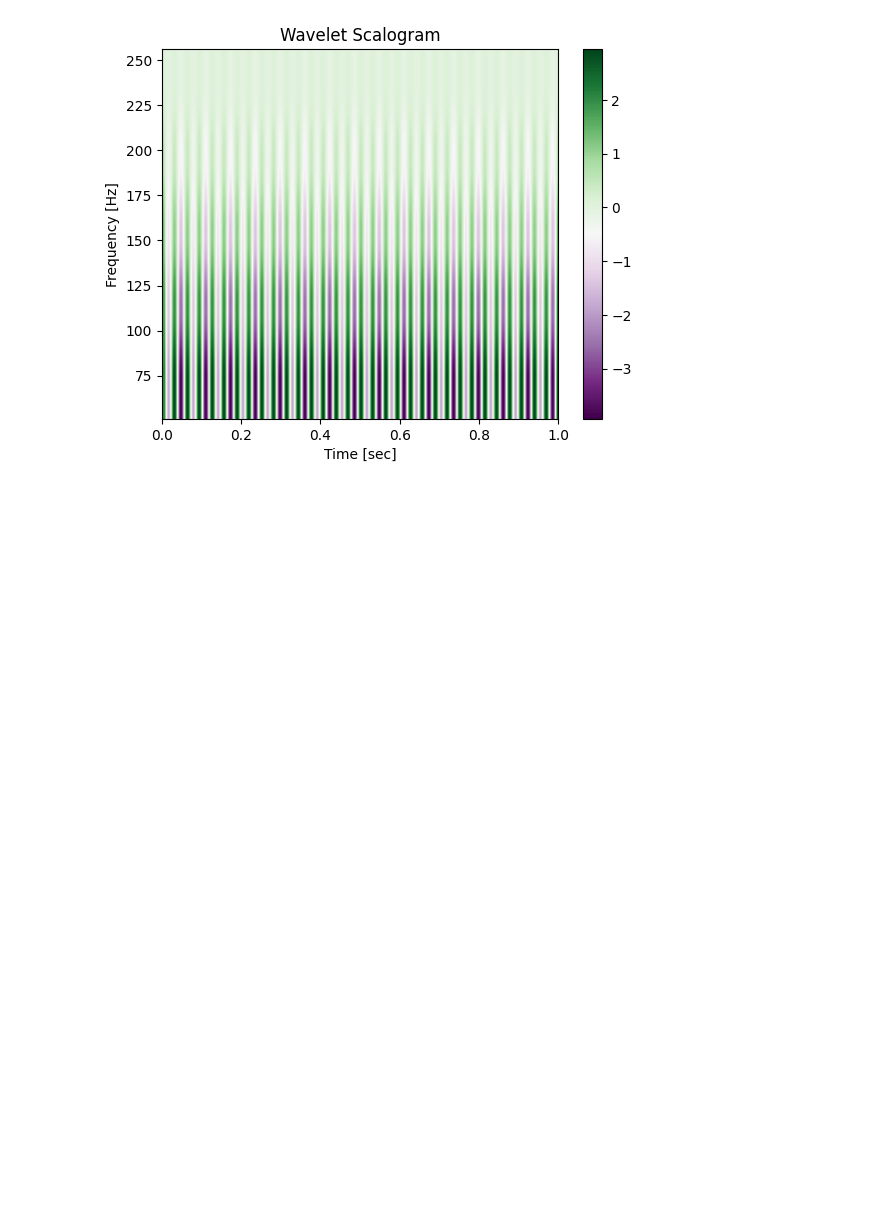
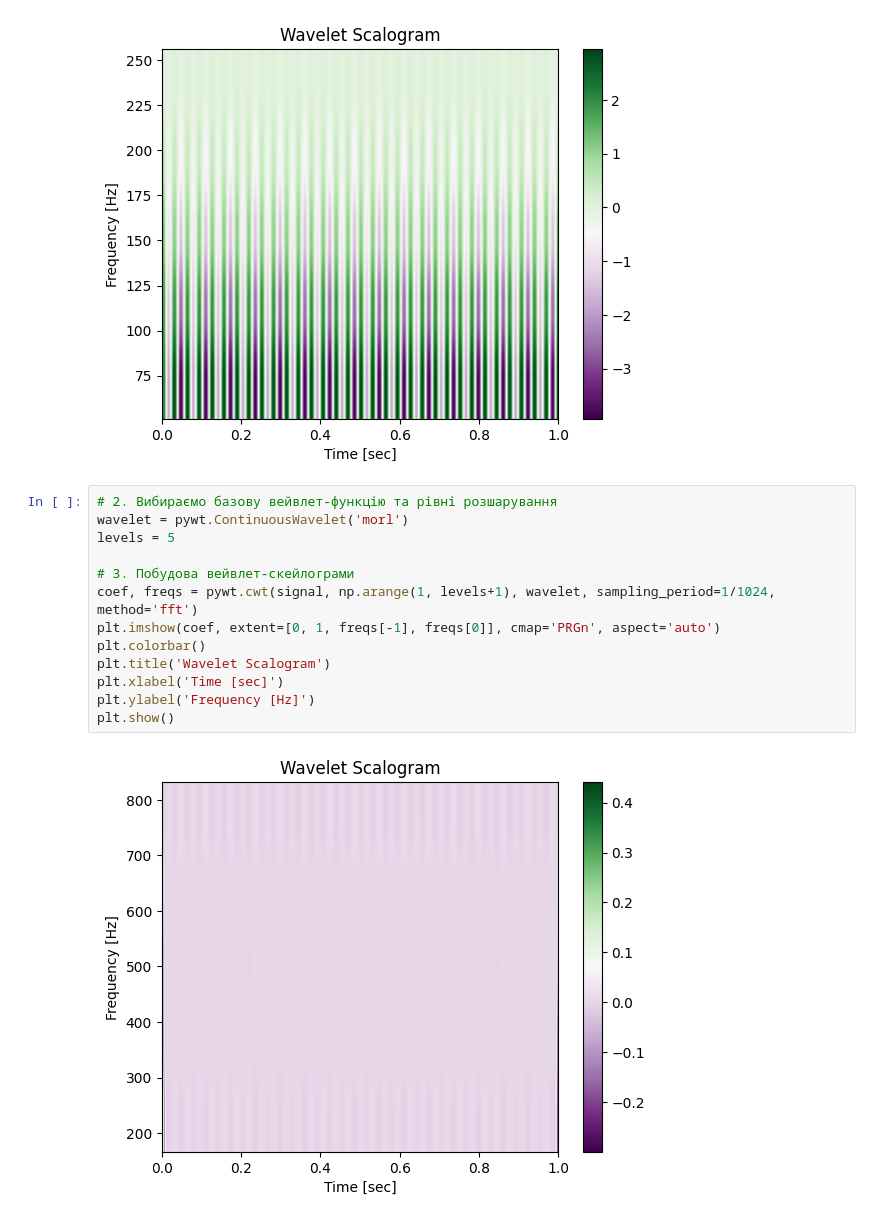
Before and after one commit to trilgar/ANS2023, a Jupyter notebook: ASN_lab7.ipynb, the cells around one changed output. Cells and saved outputs as stored; diff of their text form; blank space fills up the shorter version.

```diff
--- a/ASN_lab7.ipynb
+++ b/ASN_lab7.ipynb
@@ -25,3 +25,18 @@ plt.ylabel('Frequency [Hz]')
 plt.show()
 # %% [output]
 [figure]
+# %%
+# 2. Вибираємо базову вейвлет-функцію та рівні розшарування
+wavelet = pywt.ContinuousWavelet('morl')
+levels = 5
+
+# 3. Побудова вейвлет-скейлограми
+coef, freqs = pywt.cwt(signal, np.arange(1, levels+1), wavelet, sampling_period=1/1024, method='fft')
+plt.imshow(coef, extent=[0, 1, freqs[-1], freqs[0]], cmap='PRGn', aspect='auto')
+plt.colorbar()
+plt.title('Wavelet Scalogram')
+plt.xlabel('Time [sec]')
+plt.ylabel('Frequency [Hz]')
+plt.show()
+# %% [output]
+[figure, added]
```
